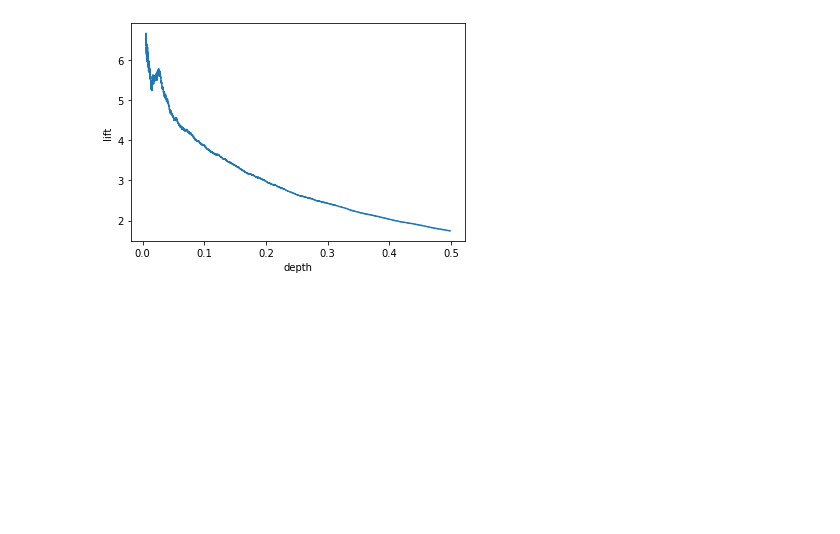
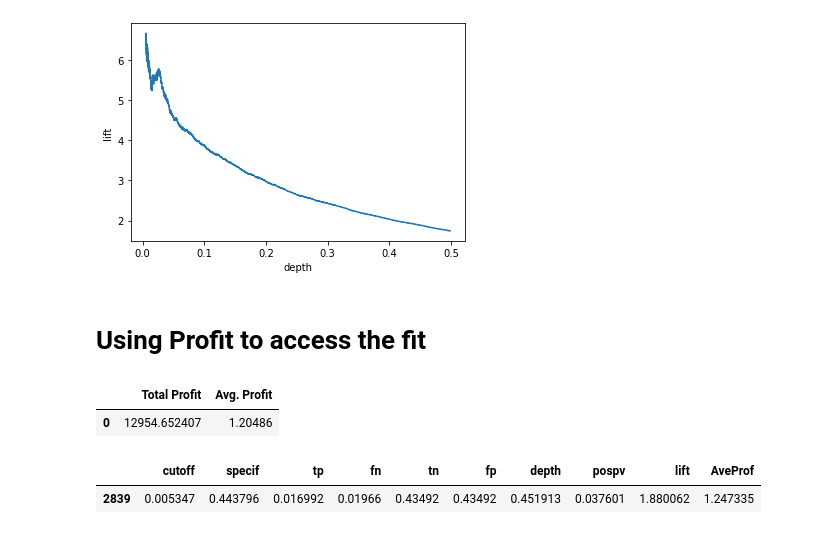
Before and after one commit to urvish-stat/Data-Science-using-SAS-and-Python, a Jupyter notebook: Codes/Python/Analytics/Measure Model Performance.ipynb, the cells around one changed output. Saved outputs shown, nothing was run; the diff lists cells and outputs as text; code cells hidden in the pictures; blank space fills up the shorter version.

Commit message:
DS using SAS & Python materials

```diff
--- a/Codes/Python/Analytics/Measure Model Performance.ipynb
+++ b/Codes/Python/Analytics/Measure Model Performance.ipynb
@@ -188,3 +188,25 @@ sns.lineplot(x = "depth", y = "lift", data = roc1)
 # %% [output]
 <matplotlib.axes._subplots.AxesSubplot at 0x...>
 [figure]
+# %% [markdown]
+# Using Profit to access the fit
+# %%
+# Get the Total Profit and Average Profit at cutoff = 0.01
+p_hat["sampwt"] = pi1/rho1 * valid1["Ins"] + ((1-pi1) / (1-rho1)) * (1-valid1["Ins"])
+p_hat["decision"] = np.where(p_hat._PROB_ > 0.01, 1, 0)
+p_hat["profit"] = p_hat["decision"] * valid1["Ins"] * 99 - p_hat["decision"] * (1-valid1["Ins"]) * 1
+p_hat["adj_profit"] = (p_hat["decision"] * valid1["Ins"] * 99 - p_hat["decision"] * (1-valid1["Ins"]) * 1) * p_hat["sampwt"]
+p_hat["Total Profit"] = p_hat.adj_profit.sum()
+p_hat["Avg. Profit"] = p_hat.adj_profit.mean()
+
+p_hat[["Total Profit", "Avg. Profit"]].drop_duplicates()
+# %% [output]
+|  | Total Profit | Avg. Profit |
+| 0 | 12954.652407 | 1.20486 |
+# %%
+# Get the maximum Profit across the range of cutoffs
+roc["AveProf"] = 99*roc["tp"] - 1*roc["fp"]
+roc[roc["AveProf"] == roc["AveProf"].max()]
+# %% [output]
+|  | cutoff | specif | tp | fn | tn | fp | depth | pospv | lift | AveProf |
+| 2839 | 0.005347 | 0.443796 | 0.016992 | 0.01966 | 0.43492 | 0.43492 | 0.451913 | 0.037601 | 1.880062 | 1.247335 |
```
Also changed, not shown: parts of 3 cells of this notebook.
